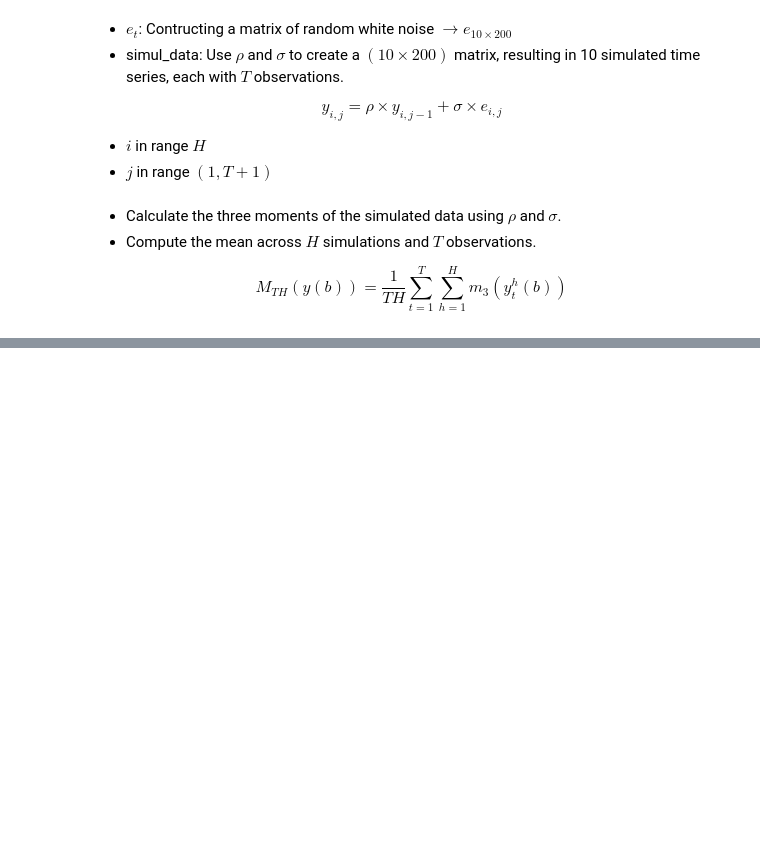
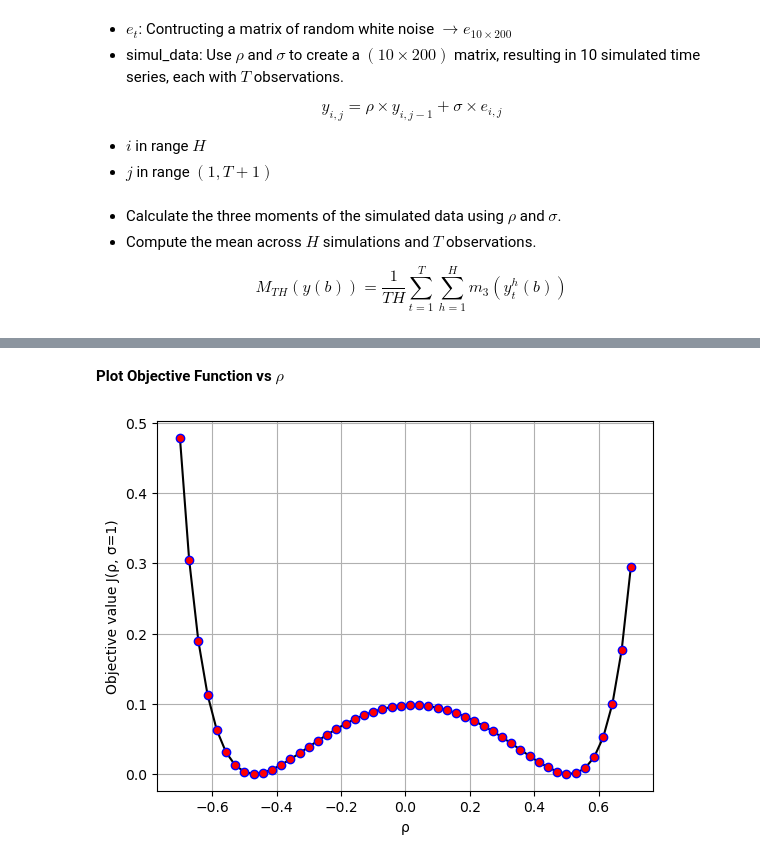
Before and after one commit to Mahan-Rezaeiii/Simulated-Method-of-Moments, a Jupyter notebook: Code/main.ipynb, the cells around one changed output, grey strips where cells are left out. Drawn from its saved outputs; the diff is of its cells as text; code cells hidden in the pictures; blank space fills up the shorter version.

```diff
--- a/Code/main.ipynb
+++ b/Code/main.ipynb
@@ -240,0 +280,16 @@ where;
+# %% [markdown]
+**Plot Objective Function vs $\rho$**
+# %%
+sigma_fixed = 1.0
+rho_vals = np.linspace(-0.7, 0.7, 50)
+J_vals = [obj_func([r, sigma_fixed], w=np.eye(2), moment_idx=[0, 1]) for r in rho_vals]
+
+plt.plot(rho_vals, J_vals, marker='.', markersize=12,
+    markerfacecolor='red', markeredgecolor='blue',
+    linestyle='-', color='black')
+plt.xlabel("ρ")
+plt.ylabel("Objective value J(ρ, σ=1)")
+plt.grid(True)
+plt.show()
+# %% [output]
+[figure, added]
```
Also changed, not shown: parts of 4 cells of this notebook.
